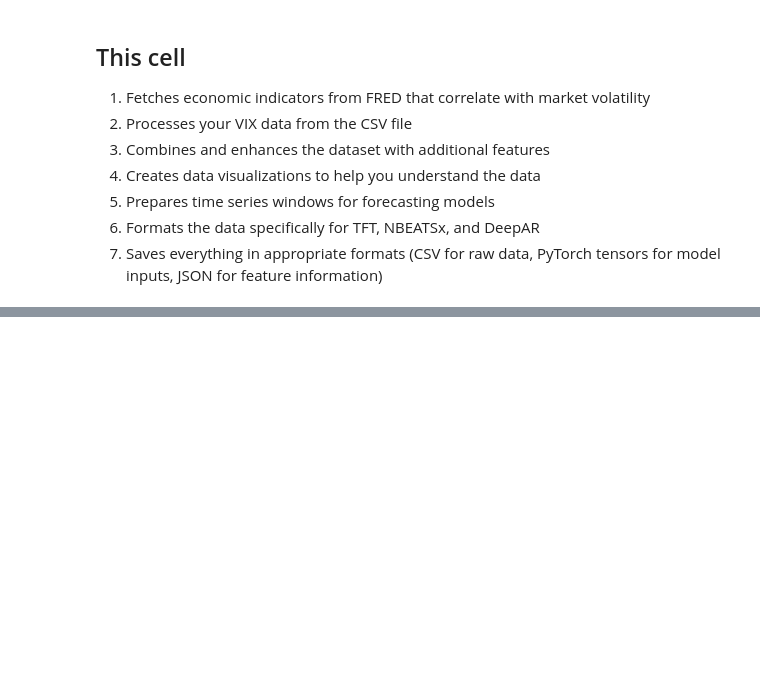
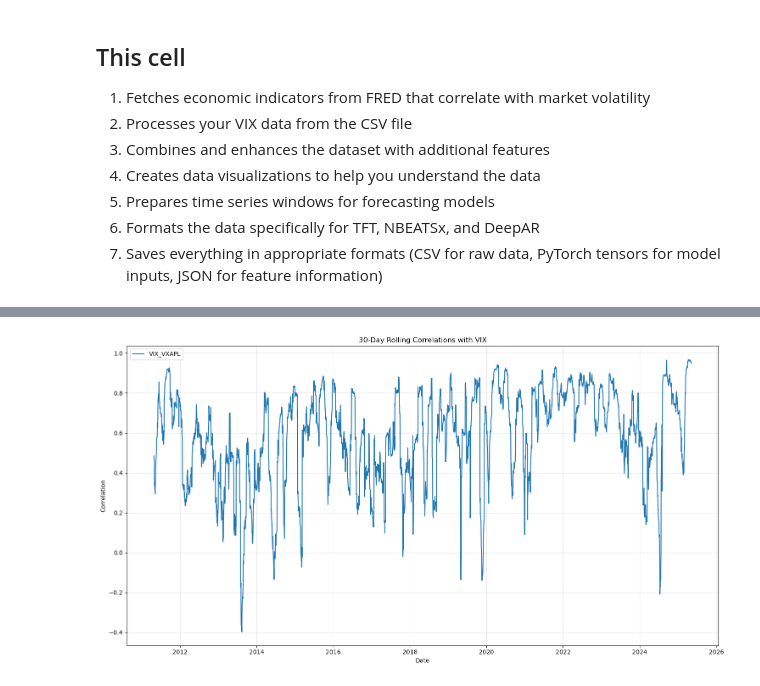
Before and after one commit to j85liu/bloomberg-time-series, a Jupyter notebook: test_metalearning_v1.ipynb, the cells around one changed output, grey strips where cells are left out. Saved outputs shown, nothing was run; the diff lists cells and outputs as text; code cells hidden in the pictures; blank space fills up the shorter version.

```diff
--- a/test_metalearning_v1.ipynb
+++ b/test_metalearning_v1.ipynb
@@ -1026,0 +1151,54 @@ Now you can use these datasets to train your meta-learning framework.
+# %%
+# New cell - Calculate volatility correlations
+def calculate_rolling_correlations(indices_df, window=30):
+    """
+    Calculate rolling correlations between volatility indices
+
+    Args:
+        indices_df: DataFrame with volatility indices
+        window: Rolling window size in days
+
+    Returns:
+        DataFrame with rolling correlations
+    """
+    # Calculate returns
+    returns = indices_df.pct_change().dropna()
+
+    # Create empty DataFrame to store correlations
+    pairs = []
+    for i, col1 in enumerate(returns.columns):
+        for col2 in returns.columns[i+1:]:
+            pairs.append(f"{col1}_{col2}")
+
+    corr_df = pd.DataFrame(index=returns.index, columns=pairs)
+
+    # Calculate rolling correlations
+    for i, col1 in enumerate(returns.columns):
+        for col2 in returns.columns[i+1:]:
+            pair_name = f"{col1}_{col2}"
+            corr_df[pair_name] = returns[col1].rolling(window).corr(returns[col2])
+
+    return corr_df
+
+# Calculate 30-day rolling correlations
+rolling_corrs = calculate_rolling_correlations(vol_indices, window=30)
+
+# Visualize key correlations
+plt.figure(figsize=(15, 8))
+
+# Plot VIX correlations with other indices
+key_pairs = [col for col in rolling_corrs.columns if col.startswith('VIX_')]
+
+for pair in key_pairs:
+    plt.plot(rolling_corrs.index, rolling_corrs[pair], label=pair)
+
+plt.title('30-Day Rolling Correlations with VIX')
+plt.ylabel('Correlation')
+plt.xlabel('Date')
+plt.legend()
+plt.grid(True, alpha=0.3)
+plt.tight_layout()
+plt.savefig('vix_correlations.png')
+plt.show()
+# %% [output]
+[figure, added]
```
Also changed, not shown: parts of 5 cells of this notebook, 12 other files.
